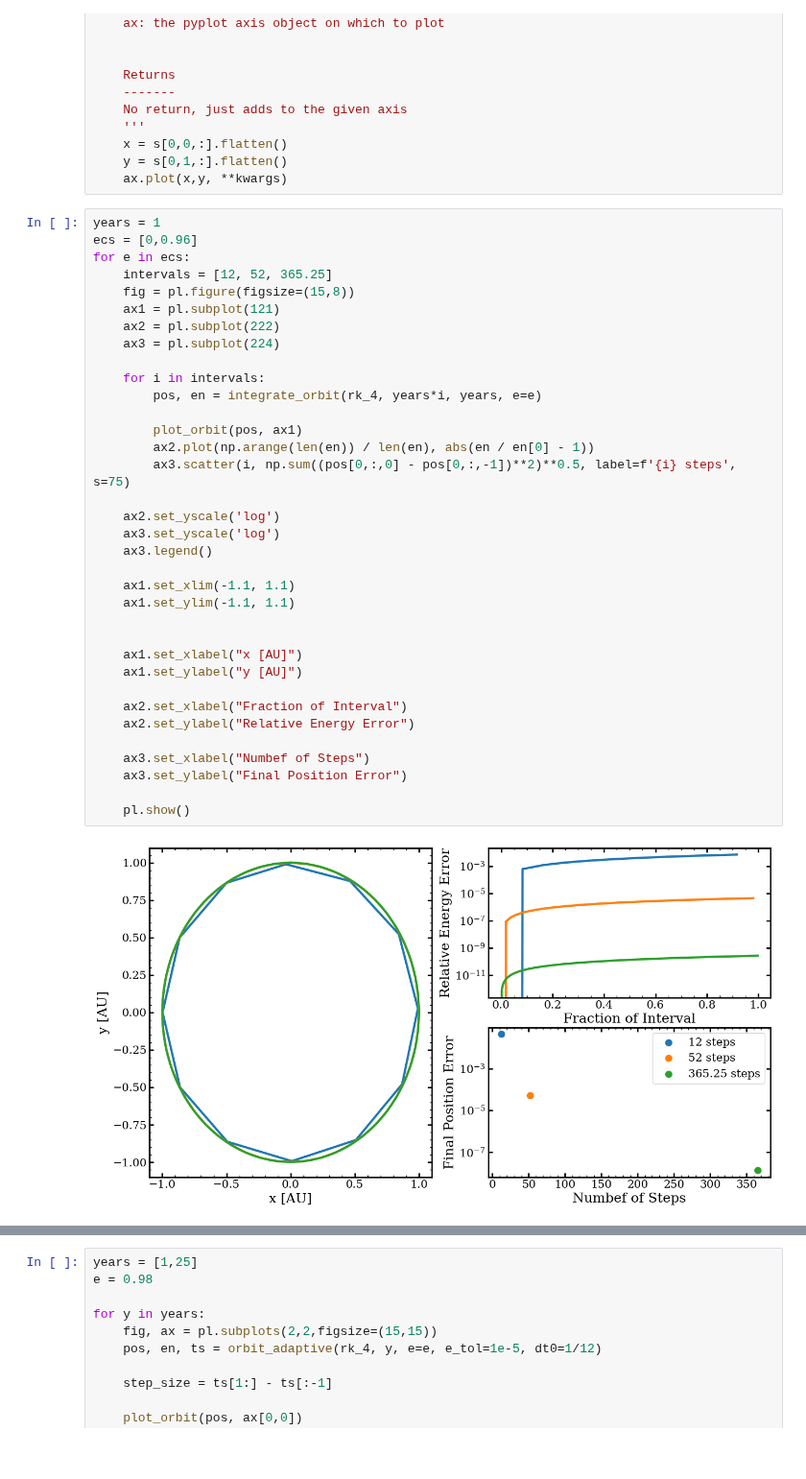
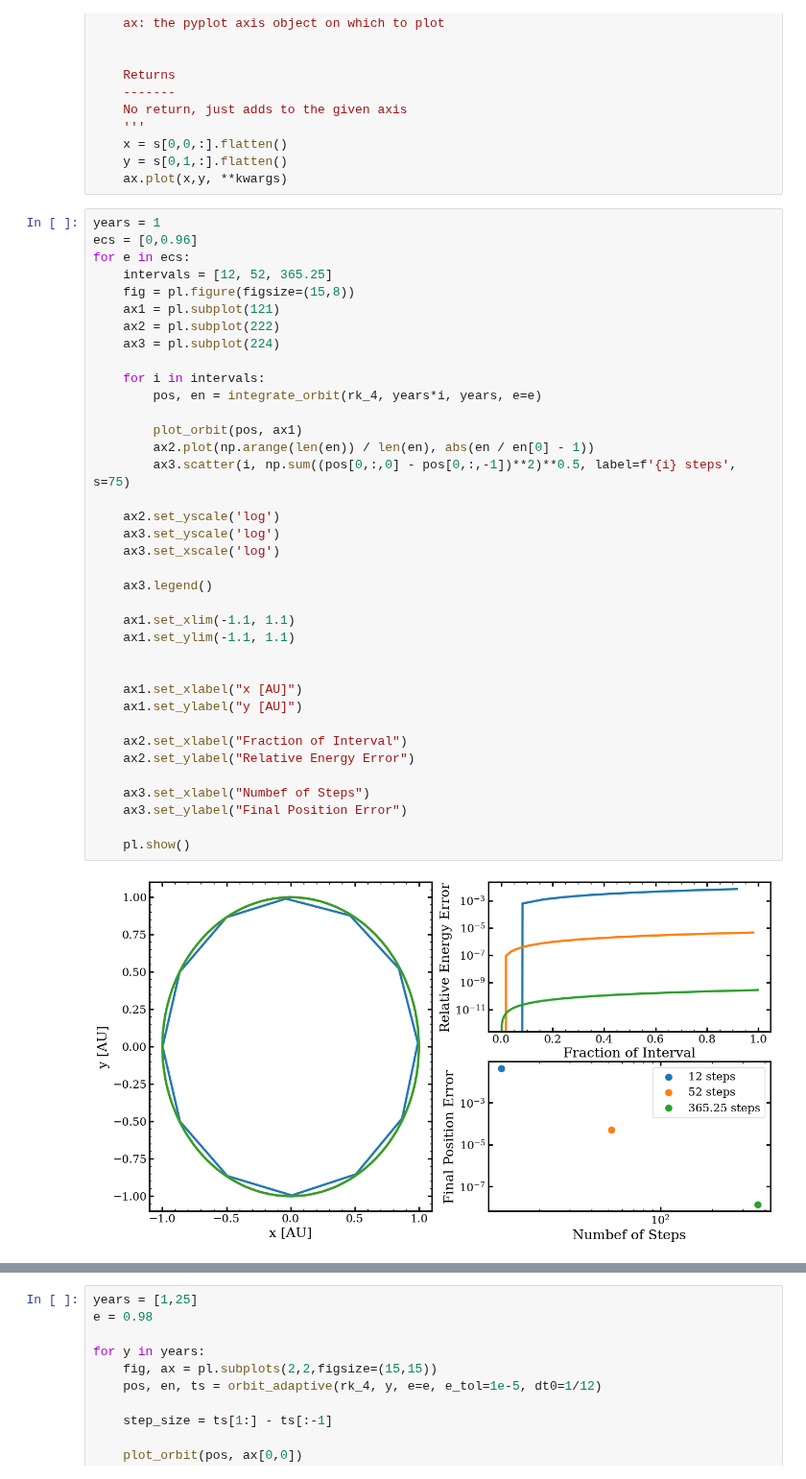
Before and after one commit to ochase10/compute-class, a Jupyter notebook: hw2/hw2.ipynb, the cells around one changed output, grey strips where cells are left out. Shown at 96% size. Saved outputs shown, nothing was run; the diff lists cells and outputs as text; blank space fills up the shorter version.

```diff
--- a/hw2/hw2.ipynb
+++ b/hw2/hw2.ipynb
@@ -292,31 +292,33 @@ for e in ecs:
     ax1 = pl.subplot(121)
     ax2 = pl.subplot(222)
     ax3 = pl.subplot(224)
 
     for i in intervals:
         pos, en = integrate_orbit(rk_4, years*i, years, e=e)
 
         plot_orbit(pos, ax1)
         ax2.plot(np.arange(len(en)) / len(en), abs(en / en[0] - 1))
         ax3.scatter(i, np.sum((pos[0,:,0] - pos[0,:,-1])**2)**0.5, label=f'{i} steps', s=75)
 
     ax2.set_yscale('log')
     ax3.set_yscale('log')
+    ax3.set_xscale('log')
+
     ax3.legend()
 
     ax1.set_xlim(-1.1, 1.1)
     ax1.set_ylim(-1.1, 1.1)
 
 
     ax1.set_xlabel("x [AU]")
     ax1.set_ylabel("y [AU]")
 
     ax2.set_xlabel("Fraction of Interval")
     ax2.set_ylabel("Relative Energy Error")
 
     ax3.set_xlabel("Numbef of Steps")
     ax3.set_ylabel("Final Position Error")
 
     pl.show()
 # %% [output]
-[figure, old version]
+[figure, new version]
```
Also changed, not shown: parts of 3 cells of this notebook.
